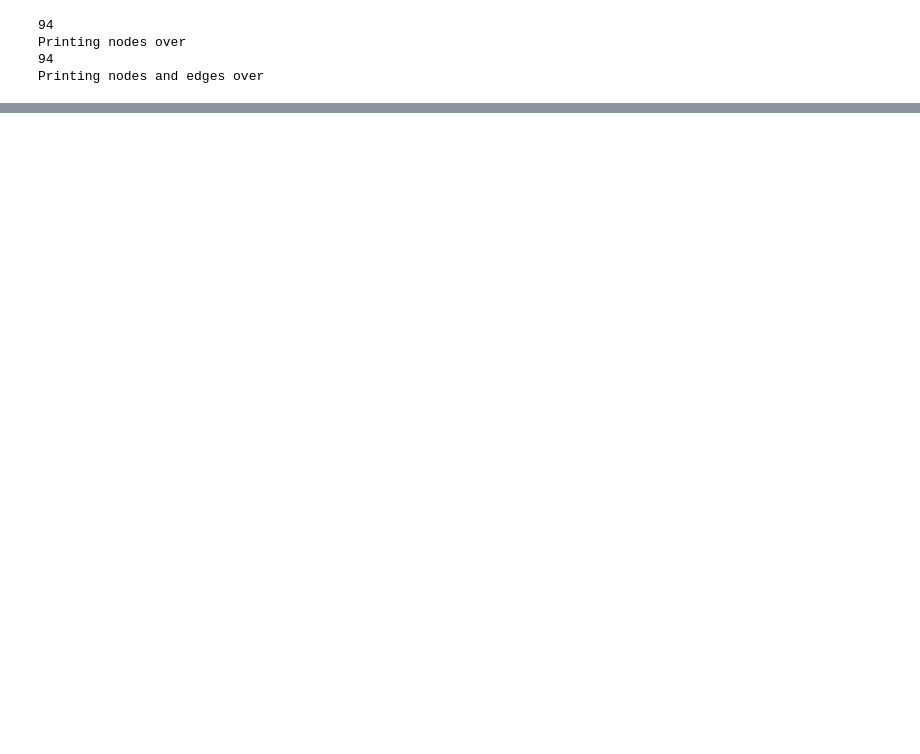
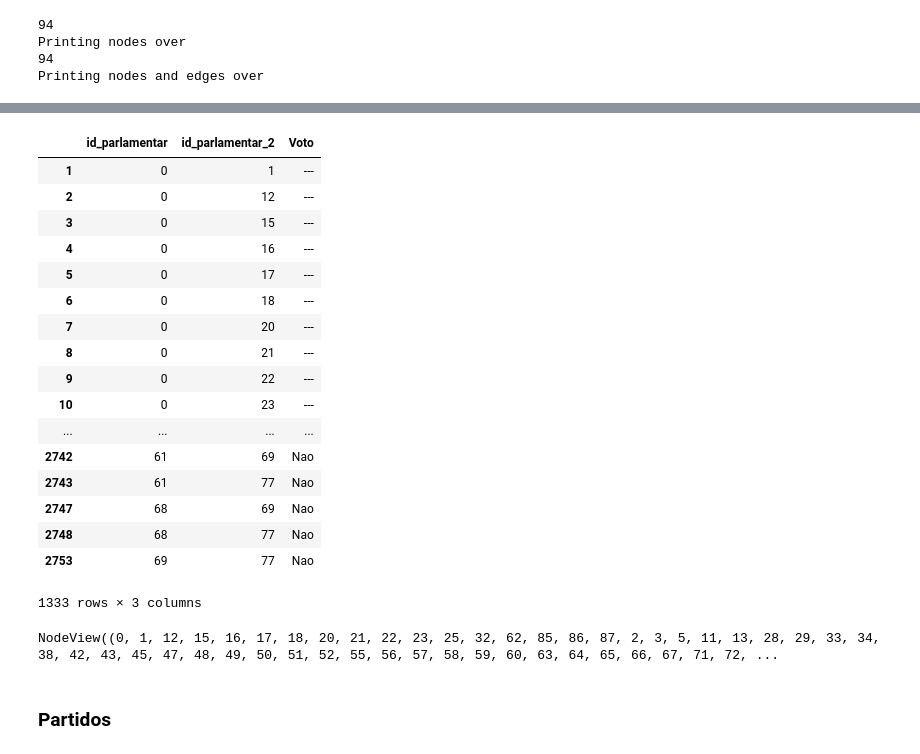
Before and after one commit to engcarlosrosa/analise_bancadas_politicas, a Jupyter notebook: gera_gml_de_xlxs.ipynb, the cells around one changed output, grey strips where cells are left out. Cells and saved outputs as stored; diff of their text form; code cells hidden in the pictures; blank space fills up the shorter version.

```diff
--- a/gera_gml_de_xlxs.ipynb
+++ b/gera_gml_de_xlxs.ipynb
@@ -119,0 +168,21 @@ Printing nodes and edges over
+# %%
+d
+# %% [output]
+|  | id_parlamentar | id_parlamentar_2 | Voto |
+| 1 | 0 | 1 | --- |
+| 2 | 0 | 12 | --- |
+| 3 | 0 | 15 | --- |
+| 4 | 0 | 16 | --- |
+| 5 | 0 | 17 | --- |
+| 6 | 0 | 18 | --- |
+| 7 | 0 | 20 | --- |
+| 8 | 0 | 21 | --- |
+| 9 | 0 | 22 | --- |
+| 10 | 0 | 23 | --- |
+| ... | ... | ... | ... |
+| 2742 | 61 | 69 | Nao |
+| 2743 | 61 | 77 | Nao |
+| 2747 | 68 | 69 | Nao |
+| 2748 | 68 | 77 | Nao |
+| 2753 | 69 | 77 | Nao |
+1333 rows × 3 columns
@@ -119,0 +195,6 @@ Printing nodes and edges over
+# %%
+G.nodes()
+# %% [output]
+NodeView((0, 1, 12, 15, 16, 17, 18, 20, 21, 22, 23, 25, 32, 62, 85, 86, 87, 2, 3, 5, 11, 13, 28, 29, 33, 34, 38, 42, 43, 45, 47, 48, 49, 50, 51, 52, 55, 56, 57, 58, 59, 60, 63, 64, 65, 66, 67, 71, 72, ...
+# %% [markdown]
+### Partidos
```
Also changed, not shown: parts of 16 cells of this notebook, 4 other files.
